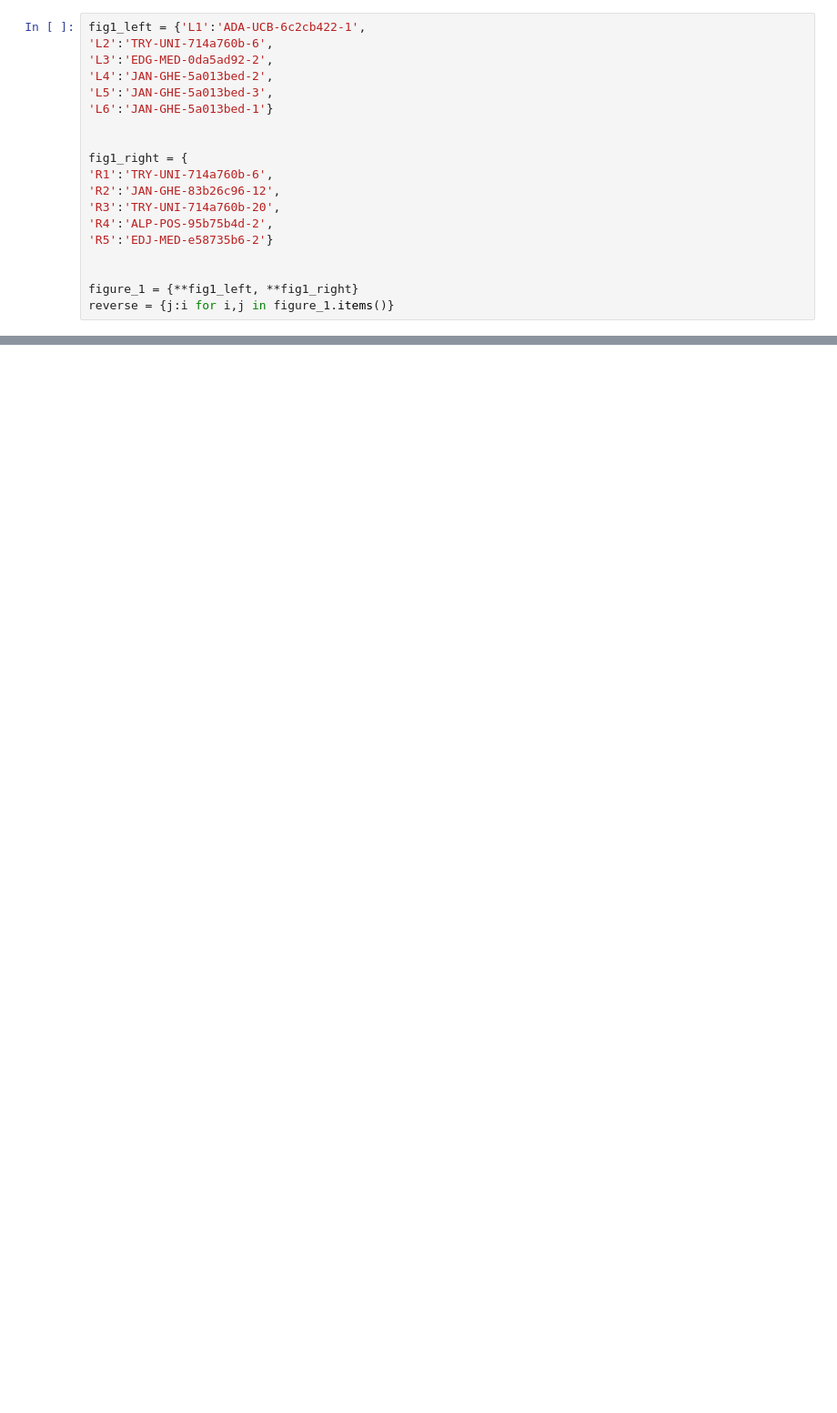
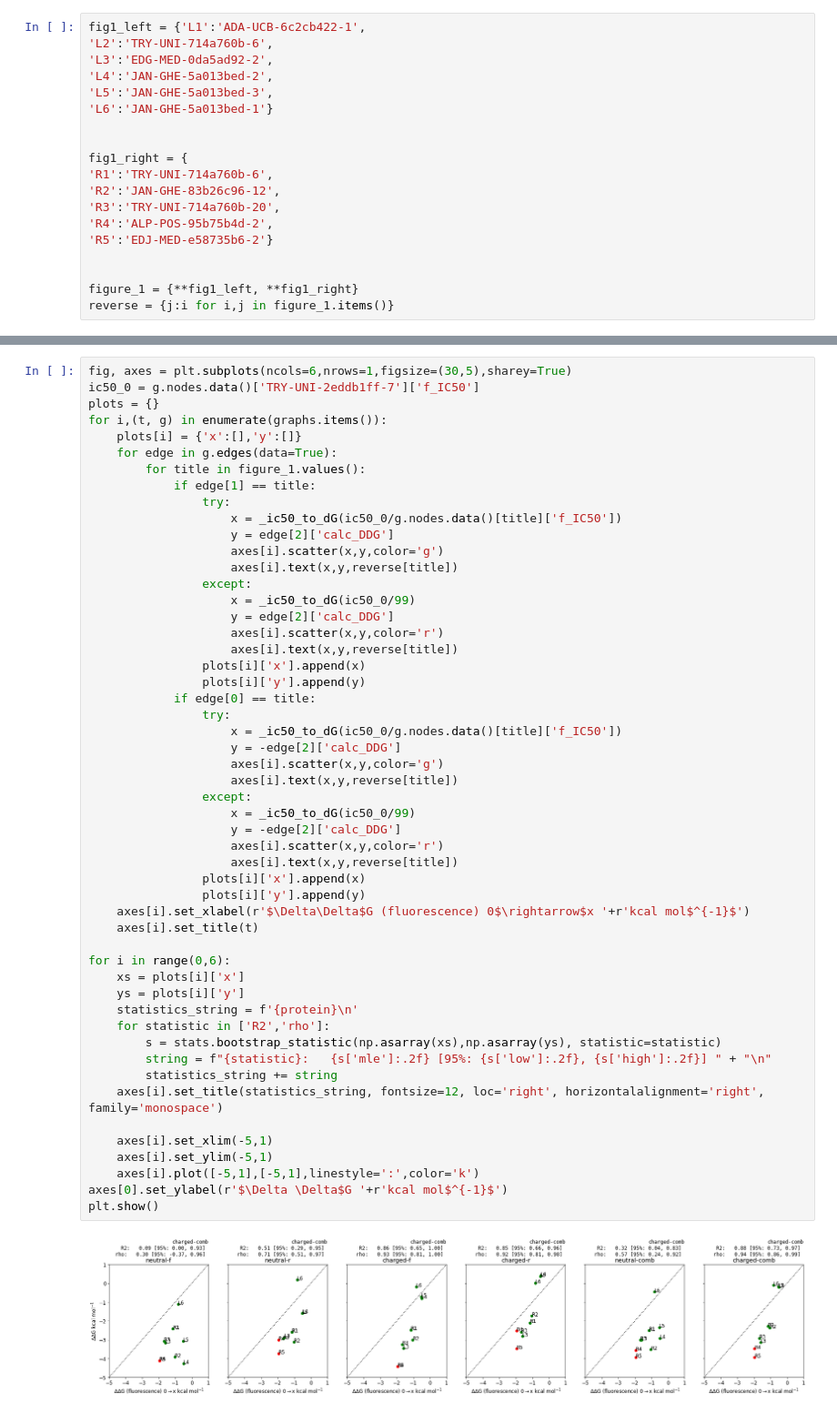
Before and after one commit to choderalab/PersesAtFoldingAtHome, a Jupyter notebook: 13420/ANALYSIS-retrospective.ipynb, the cells around one changed output, grey strips where cells are left out. Shown: that part at 91% size. Drawn from its saved outputs; the diff is of its cells as text; blank space fills up the shorter version.

```diff
--- a/13420/ANALYSIS-retrospective.ipynb
+++ b/13420/ANALYSIS-retrospective.ipynb
@@ -567,0 +540,54 @@ for i, g in graphs.items():
+# %%
+fig, axes = plt.subplots(ncols=6,nrows=1,figsize=(30,5),sharey=True)
+ic50_0 = g.nodes.data()['TRY-UNI-2eddb1ff-7']['f_IC50']
+plots = {}
+for i,(t, g) in enumerate(graphs.items()):
+    plots[i] = {'x':[],'y':[]}
+    for edge in g.edges(data=True):
+        for title in figure_1.values():
+            if edge[1] == title:
+                try:
+                    x = _ic50_to_dG(ic50_0/g.nodes.data()[title]['f_IC50'])
+                    y = edge[2]['calc_DDG']
+                    axes[i].scatter(x,y,color='g')
+                    axes[i].text(x,y,reverse[title])
+                except:
+                    x = _ic50_to_dG(ic50_0/99)
+                    y = edge[2]['calc_DDG']
+                    axes[i].scatter(x,y,color='r')
+                    axes[i].text(x,y,reverse[title])
+                plots[i]['x'].append(x)
+                plots[i]['y'].append(y)
+            if edge[0] == title:
+                try:
+                    x = _ic50_to_dG(ic50_0/g.nodes.data()[title]['f_IC50'])
+                    y = -edge[2]['calc_DDG']
+                    axes[i].scatter(x,y,color='g')
+                    axes[i].text(x,y,reverse[title])
+                except:
+                    x = _ic50_to_dG(ic50_0/99)
+                    y = -edge[2]['calc_DDG']
+                    axes[i].scatter(x,y,color='r')
+                    axes[i].text(x,y,reverse[title])
+                plots[i]['x'].append(x)
+                plots[i]['y'].append(y)
+    axes[i].set_xlabel(r'$\Delta\Delta$G (fluorescence) 0$\rightarrow$x '+r'kcal mol$^{-1}$')
+    axes[i].set_title(t)
+
+for i in range(0,6):
+    xs = plots[i]['x']
+    ys = plots[i]['y']
+    statistics_string = f'{protein}\n'
+    for statistic in ['R2','rho']:
+        s = stats.bootstrap_statistic(np.asarray(xs),np.asarray(ys), statistic=statistic)
+        string = f"{statistic}:   {s['mle']:.2f} [95%: {s['low']:.2f}, {s['high']:.2f}] " + "\n"
+        statistics_string += string
+    axes[i].set_title(statistics_string, fontsize=12, loc='right', horizontalalignment='right', family='monospace')
+
+    axes[i].set_xlim(-5,1)
+    axes[i].set_ylim(-5,1)
+    axes[i].plot([-5,1],[-5,1],linestyle=':',color='k')
+axes[0].set_ylabel(r'$\Delta \Delta$G '+r'kcal mol$^{-1}$')
+plt.show()
+# %% [output]
+[figure, added]
```
Also changed, not shown: parts of 11 cells of this notebook.
